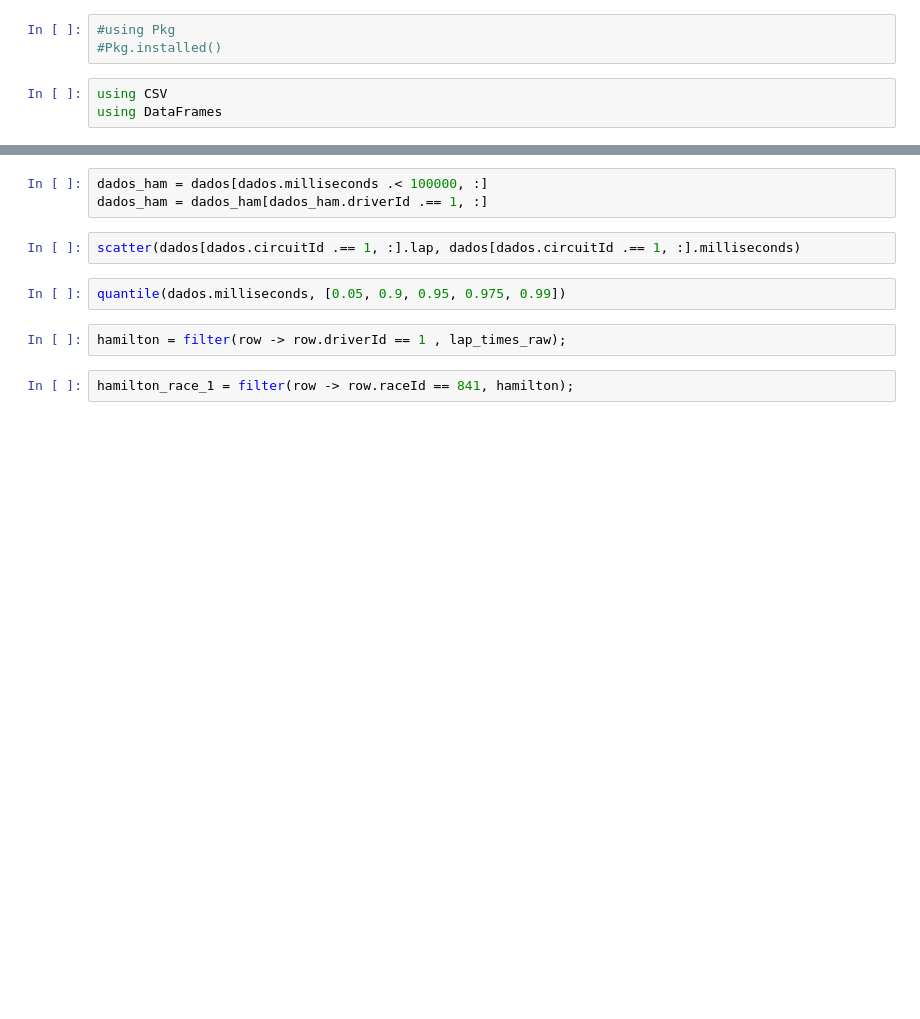
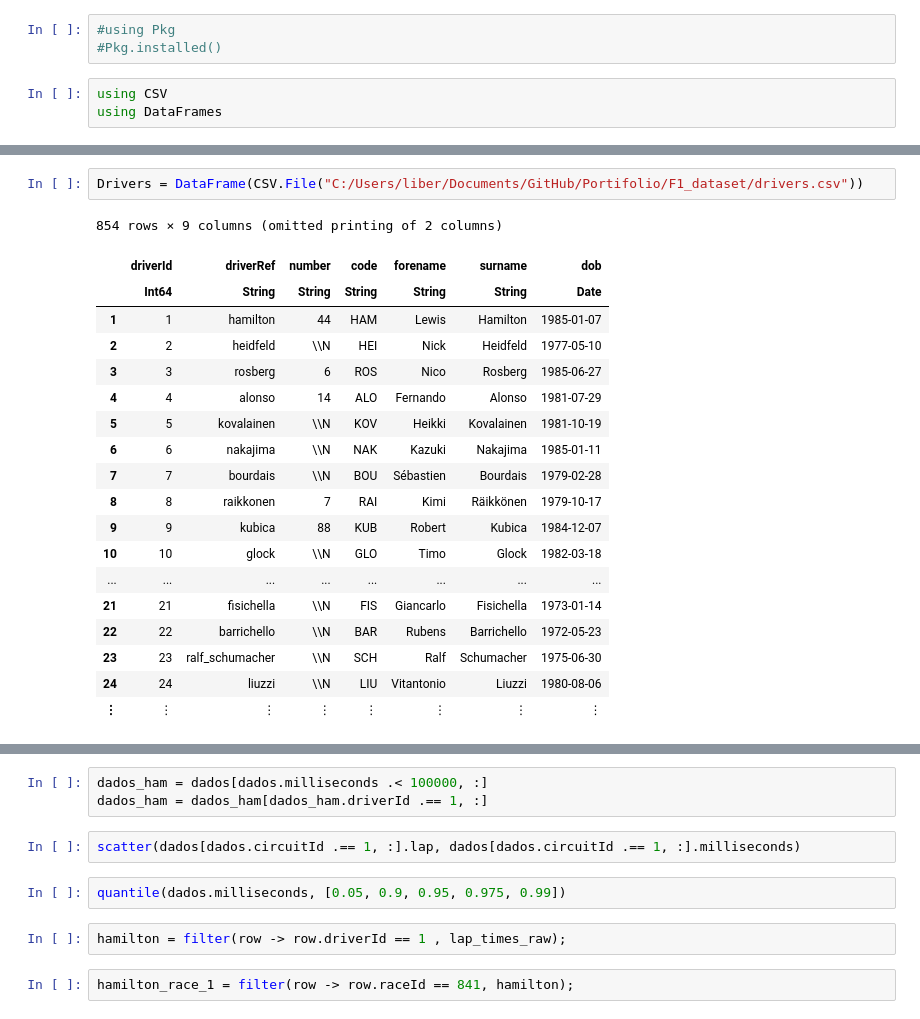
Before and after one commit to LLTeixeira/Portifolio, a Jupyter notebook: F1_A.ipynb, the cells around one changed output, grey strips where cells are left out. Drawn from its saved outputs; the diff is of its cells as text; blank space fills up the shorter version.

```diff
--- a/F1_A.ipynb
+++ b/F1_A.ipynb
@@ -17,0 +106,22 @@ dados = dados[dados.circuitId .==1,:]
+# %%
+Drivers = DataFrame(CSV.File("C:/Users/liber/Documents/GitHub/Portifolio/F1_dataset/drivers.csv"))
+# %% [output]
+854 rows × 9 columns (omitted printing of 2 columns)
+|  | driverId | driverRef | number | code | forename | surname | dob |
+|  | Int64 | String | String | String | String | String | Date |
+| 1 | 1 | hamilton | 44 | HAM | Lewis | Hamilton | 1985-01-07 |
+| 2 | 2 | heidfeld | \\N | HEI | Nick | Heidfeld | 1977-05-10 |
+| 3 | 3 | rosberg | 6 | ROS | Nico | Rosberg | 1985-06-27 |
+| 4 | 4 | alonso | 14 | ALO | Fernando | Alonso | 1981-07-29 |
+| 5 | 5 | kovalainen | \\N | KOV | Heikki | Kovalainen | 1981-10-19 |
+| 6 | 6 | nakajima | \\N | NAK | Kazuki | Nakajima | 1985-01-11 |
+| 7 | 7 | bourdais | \\N | BOU | Sébastien | Bourdais | 1979-02-28 |
+| 8 | 8 | raikkonen | 7 | RAI | Kimi | Räikkönen | 1979-10-17 |
+| 9 | 9 | kubica | 88 | KUB | Robert | Kubica | 1984-12-07 |
+| 10 | 10 | glock | \\N | GLO | Timo | Glock | 1982-03-18 |
+| ... | ... | ... | ... | ... | ... | ... | ... |
+| 21 | 21 | fisichella | \\N | FIS | Giancarlo | Fisichella | 1973-01-14 |
+| 22 | 22 | barrichello | \\N | BAR | Rubens | Barrichello | 1972-05-23 |
+| 23 | 23 | ralf_schumacher | \\N | SCH | Ralf | Schumacher | 1975-06-30 |
+| 24 | 24 | liuzzi | \\N | LIU | Vitantonio | Liuzzi | 1980-08-06 |
+| ⋮ | ⋮ | ⋮ | ⋮ | ⋮ | ⋮ | ⋮ | ⋮ |
```
Also changed, not shown: parts of 14 cells of this notebook, 19 other files.
